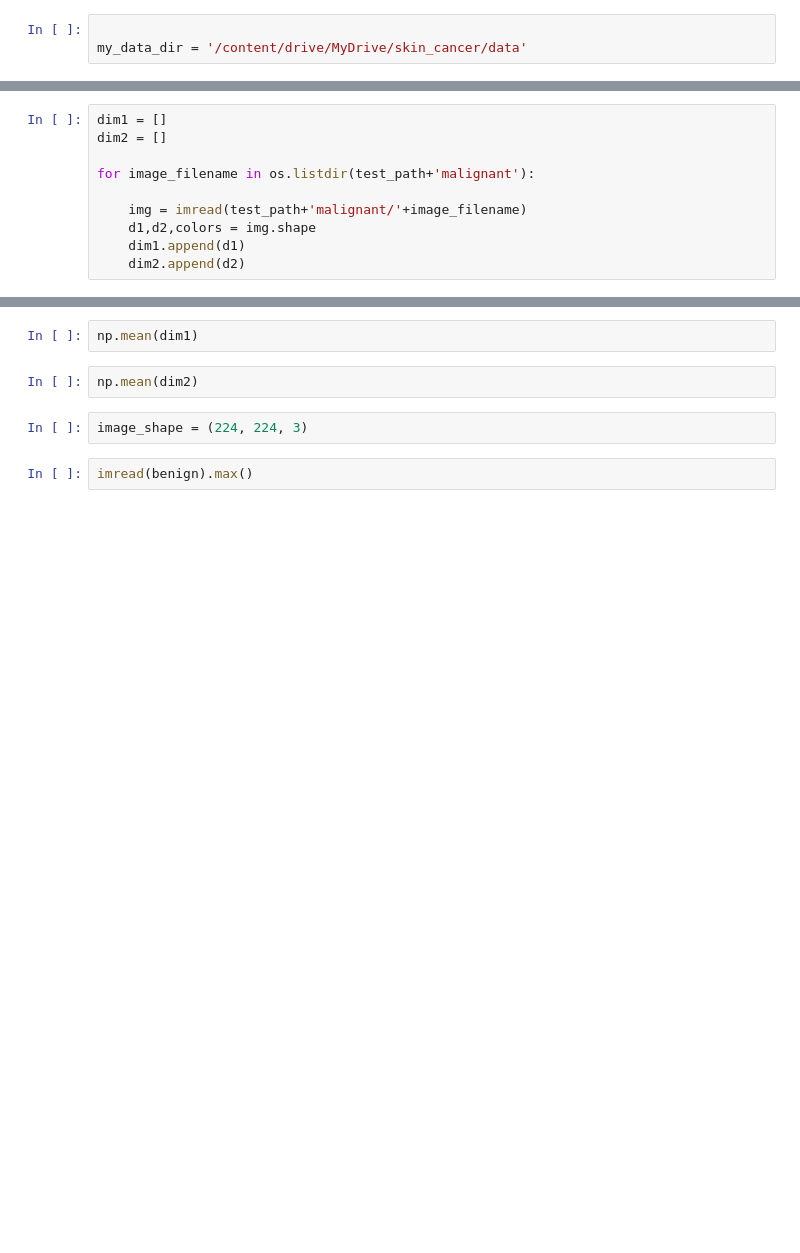
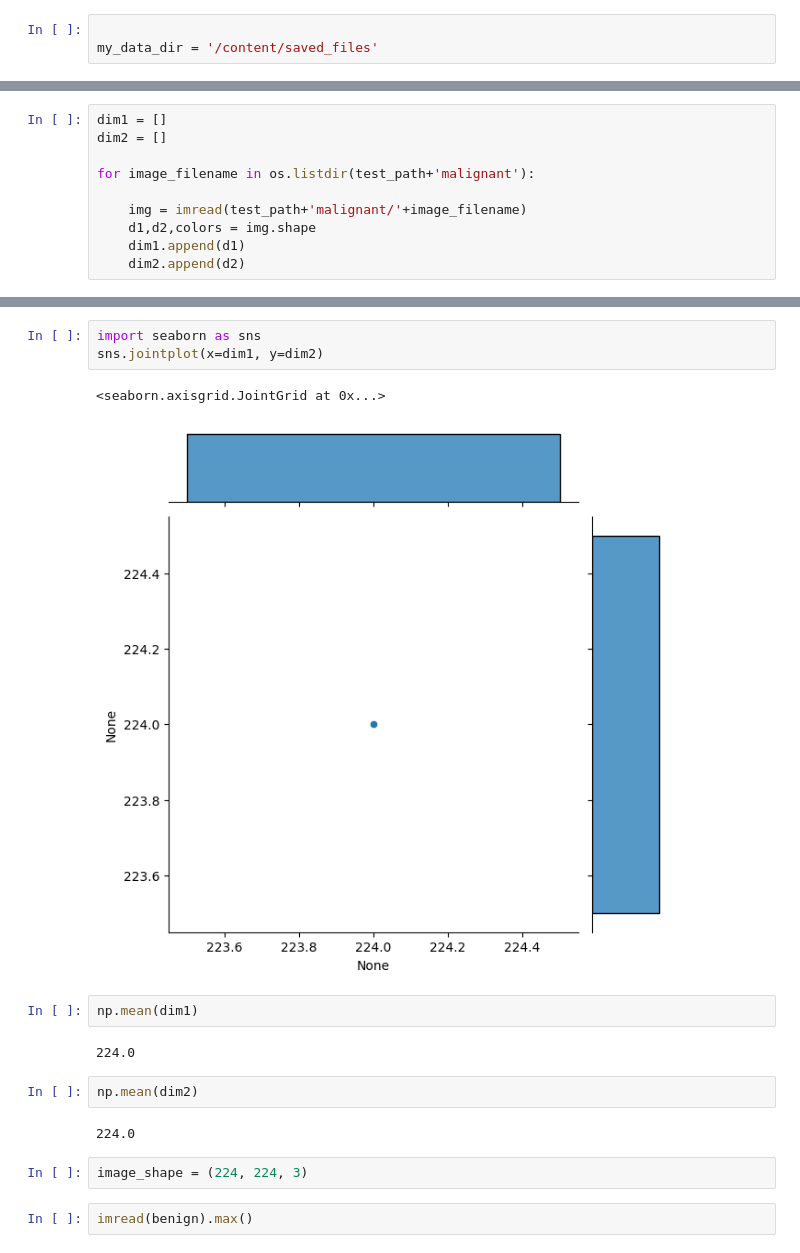
Before and after one commit to utkarshminds/benign_malignant, a Jupyter notebook: benign_malignant.ipynb, the cells around one changed output, grey strips where cells are left out. Cells and saved outputs as stored; diff of their text form; blank space fills up the shorter version.

```diff
--- a/benign_malignant.ipynb
+++ b/benign_malignant.ipynb
@@ -56,5 +341,5 @@ print("Extracted files saved to:", save_dir)
 # %%
 
-my_data_dir = '/content/drive/MyDrive/skin_cancer/data'
+my_data_dir = '/content/saved_files'
 # %%
 os.listdir(my_data_dir)
@@ -116,7 +491,17 @@ sns.jointplot(dim1,dim2)
+# %%
+import seaborn as sns
+sns.jointplot(x=dim1, y=dim2)
+# %% [output]
+<seaborn.axisgrid.JointGrid at 0x...>
+[figure, added]
 # %%
 np.mean(dim1)
+# %% [output]
+224.0
 # %%
 np.mean(dim2)
+# %% [output]
+224.0
 # %%
 image_shape = (224, 224, 3)
 # %%
```
Also changed, not shown: parts of 89 cells of this notebook.
